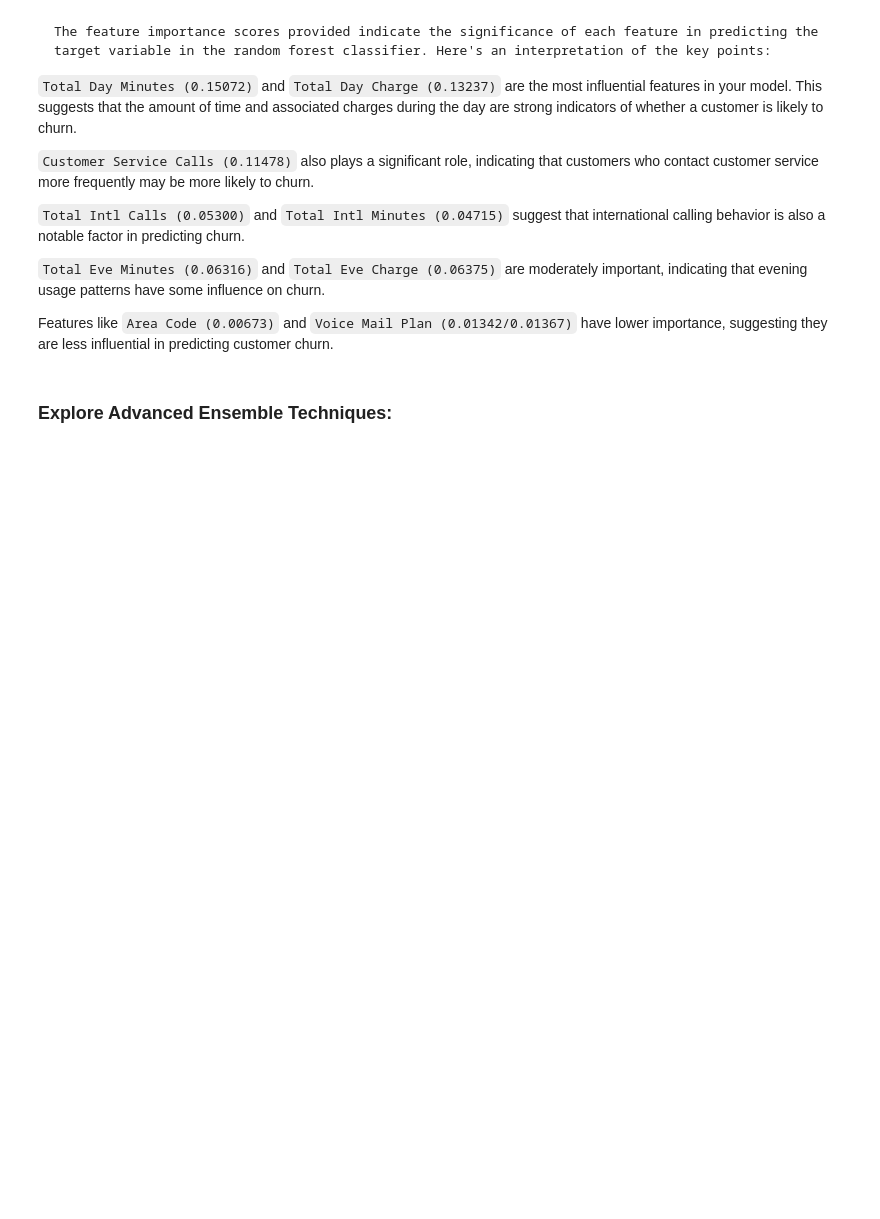
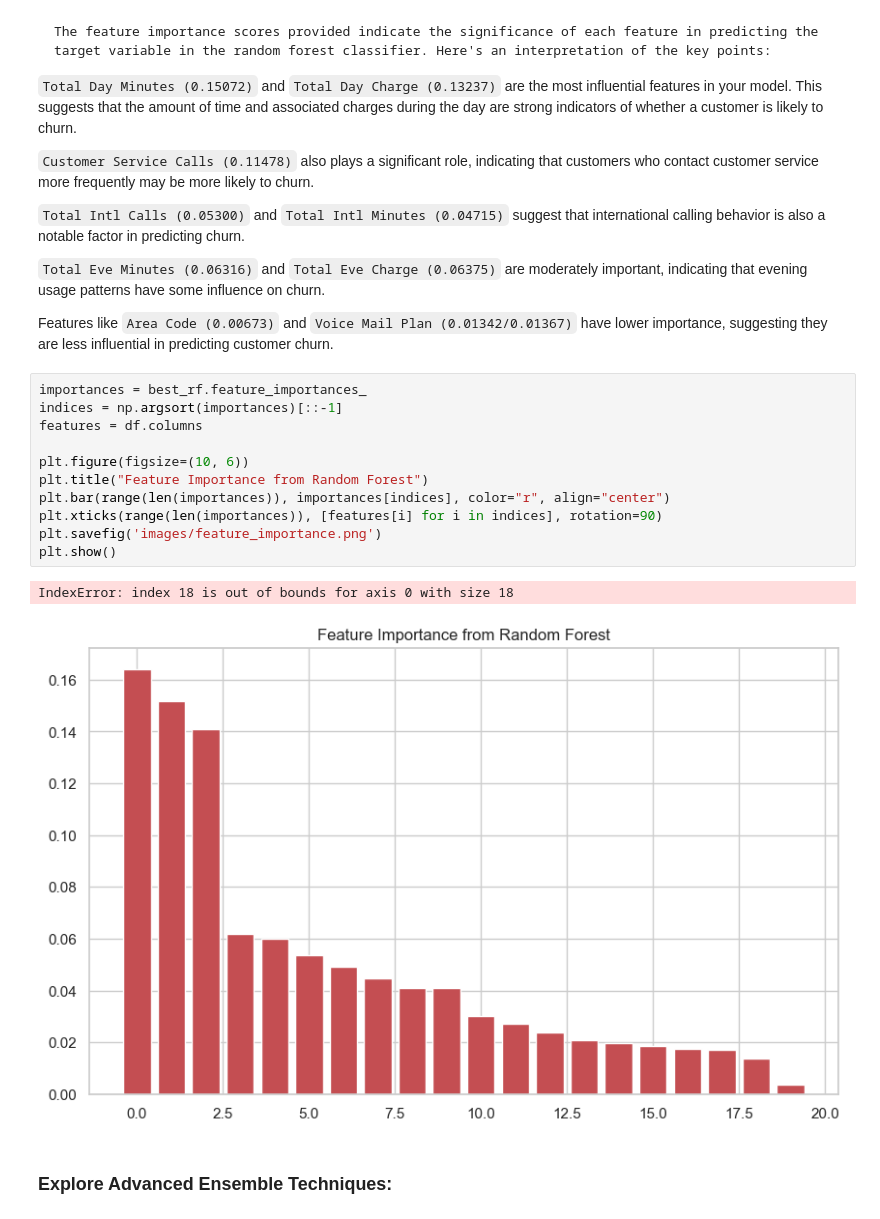
Before and after one commit to victormuuo07/PHASE-3-FINAL-PROJECT, a Jupyter notebook: index.ipynb, the cells around one changed output. Cells and saved outputs as stored; diff of their text form; blank space fills up the shorter version.

```diff
--- a/index.ipynb
+++ b/index.ipynb
@@ -1851,6 +1874,20 @@ Feature: voice mail plan_yes, Score: 0.01367
 `Total Eve Minutes (0.06316)` and `Total Eve Charge (0.06375)` are moderately important, indicating that evening usage patterns have some influence on churn.
 
 Features like `Area Code (0.00673)` and `Voice Mail Plan (0.01342/0.01367)` have lower importance, suggesting they are less influential in predicting customer churn.
+# %%
+importances = best_rf.feature_importances_
+indices = np.argsort(importances)[::-1]
+features = df.columns
+
+plt.figure(figsize=(10, 6))
+plt.title("Feature Importance from Random Forest")
+plt.bar(range(len(importances)), importances[indices], color="r", align="center")
+plt.xticks(range(len(importances)), [features[i] for i in indices], rotation=90)
+plt.savefig('images/feature_importance.png')
+plt.show()
+# %% [output]
+IndexError: index 18 is out of bounds for axis 0 with size 18
+[figure, added]
 # %% [markdown]
 ### **Explore Advanced Ensemble Techniques:**
 # %% [markdown]
```
Also changed, not shown: parts of 13 cells of this notebook, 2 other files.
